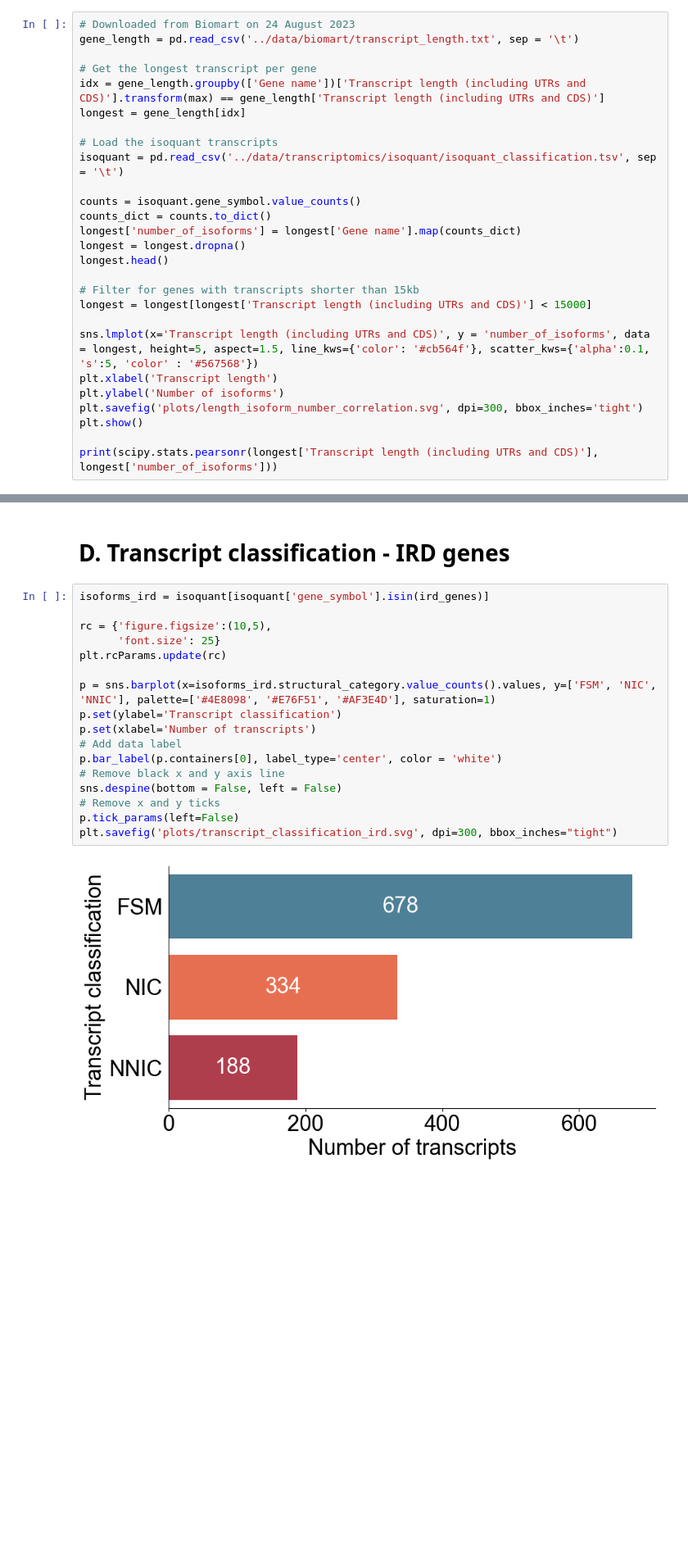
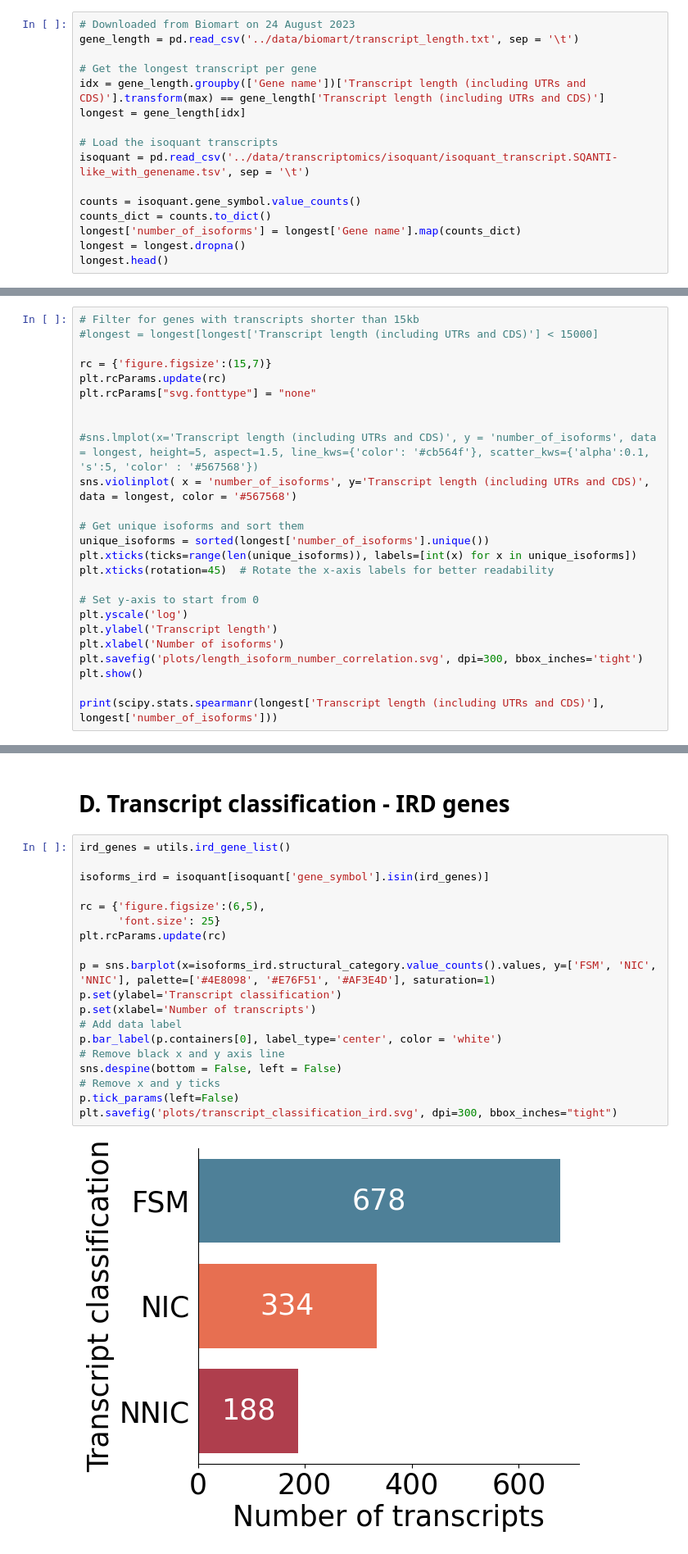
Before and after one commit to cmbi/Neural-Retina-Atlas, a Jupyter notebook: figures_and_tables/Figure_S1.ipynb, the cells around one changed output, grey strips where cells are left out. Shown at 82% size. Drawn from its saved outputs; the diff is of its cells as text; blank space fills up the shorter version.

Commit message:
adapted figures

```diff
--- a/figures_and_tables/Figure_S1.ipynb
+++ b/figures_and_tables/Figure_S1.ipynb
@@ -85,24 +81,13 @@ idx = gene_length.groupby(['Gene name'])['Transcript length (including UTRs and
 longest = gene_length[idx]
 
 # Load the isoquant transcripts
-isoquant = pd.read_csv('../data/transcriptomics/isoquant/isoquant_classification.tsv', sep = '\t')
+isoquant = pd.read_csv('../data/transcriptomics/isoquant/isoquant_transcript.SQANTI-like_with_genename.tsv', sep = '\t')
 
 counts = isoquant.gene_symbol.value_counts()
 counts_dict = counts.to_dict()
 longest['number_of_isoforms'] = longest['Gene name'].map(counts_dict)
 longest = longest.dropna()
 longest.head()
-
-# Filter for genes with transcripts shorter than 15kb
-longest = longest[longest['Transcript length (including UTRs and CDS)'] < 15000]
-
-sns.lmplot(x='Transcript length (including UTRs and CDS)', y = 'number_of_isoforms', data = longest, height=5, aspect=1.5, line_kws={'color': '#cb564f'}, scatter_kws={'alpha':0.1, 's':5, 'color' : '#567568'})
-plt.xlabel('Transcript length')
-plt.ylabel('Number of isoforms')
-plt.savefig('plots/length_isoform_number_correlation.svg', dpi=300, bbox_inches='tight')
-plt.show()
-
-print(scipy.stats.pearsonr(longest['Transcript length (including UTRs and CDS)'], longest['number_of_isoforms']))
 # %% [output]
 A value is trying to be set on a copy of a slice from a DataFrame.
 Try using .loc[row_indexer,col_indexer] = value instead
@@ -113,0 +103,25 @@ PearsonRResult(statistic=0.16109257669678978, pvalue=1.2682510198493342e-85)
+# %%
+# Filter for genes with transcripts shorter than 15kb
+#longest = longest[longest['Transcript length (including UTRs and CDS)'] < 15000]
+
+rc = {'figure.figsize':(15,7)}
+plt.rcParams.update(rc)
+plt.rcParams["svg.fonttype"] = "none"
+
+
+#sns.lmplot(x='Transcript length (including UTRs and CDS)', y = 'number_of_isoforms', data = longest, height=5, aspect=1.5, line_kws={'color': '#cb564f'}, scatter_kws={'alpha':0.1, 's':5, 'color' : '#567568'})
+sns.violinplot( x = 'number_of_isoforms', y='Transcript length (including UTRs and CDS)', data = longest, color = '#567568')
+
+# Get unique isoforms and sort them
+unique_isoforms = sorted(longest['number_of_isoforms'].unique())
+plt.xticks(ticks=range(len(unique_isoforms)), labels=[int(x) for x in unique_isoforms])
+plt.xticks(rotation=45)  # Rotate the x-axis labels for better readability
+
+# Set y-axis to start from 0
+plt.yscale('log')
+plt.ylabel('Transcript length')
+plt.xlabel('Number of isoforms')
+plt.savefig('plots/length_isoform_number_correlation.svg', dpi=300, bbox_inches='tight')
+plt.show()
+
+print(scipy.stats.spearmanr(longest['Transcript length (including UTRs and CDS)'], longest['number_of_isoforms']))
@@ -203,21 +220,23 @@ See the caveats in the documentation: https://pandas.pydata.org/pandas-docs/stab
 # %% [markdown]
 # D. Transcript classification - IRD genes
 # %%
+ird_genes = utils.ird_gene_list()
+
 isoforms_ird = isoquant[isoquant['gene_symbol'].isin(ird_genes)]
 
-rc = {'figure.figsize':(10,5),
+rc = {'figure.figsize':(6,5),
       'font.size': 25}
 plt.rcParams.update(rc)
 
 p = sns.barplot(x=isoforms_ird.structural_category.value_counts().values, y=['FSM', 'NIC', 'NNIC'], palette=['#4E8098', '#E76F51', '#AF3E4D'], saturation=1)
 p.set(ylabel='Transcript classification')
 p.set(xlabel='Number of transcripts')
 # Add data label
 p.bar_label(p.containers[0], label_type='center', color = 'white')
 # Remove black x and y axis line
 sns.despine(bottom = False, left = False)
 # Remove x and y ticks
 p.tick_params(left=False)
 plt.savefig('plots/transcript_classification_ird.svg', dpi=300, bbox_inches="tight")
 # %% [output]
-[figure, old version]
+[figure, new version]
```
Also changed, not shown: parts of 9 cells of this notebook, 3 other files.
